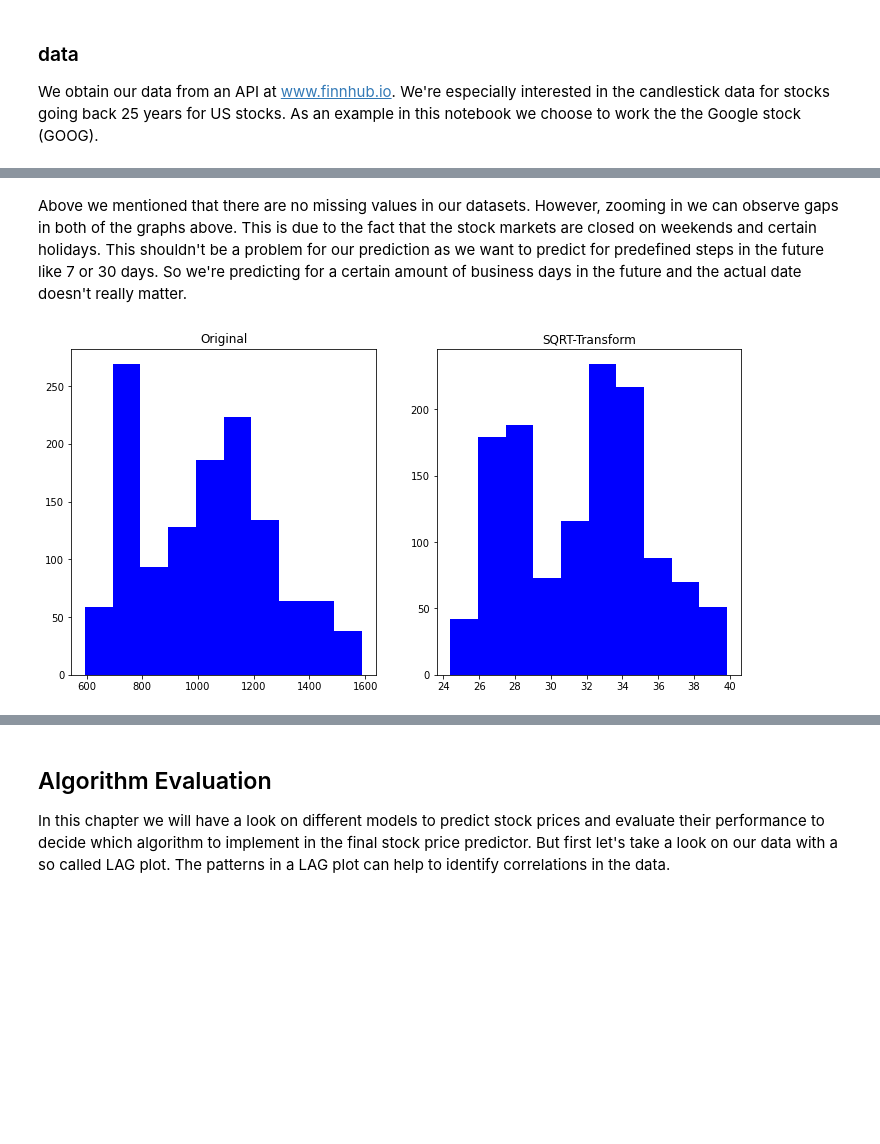
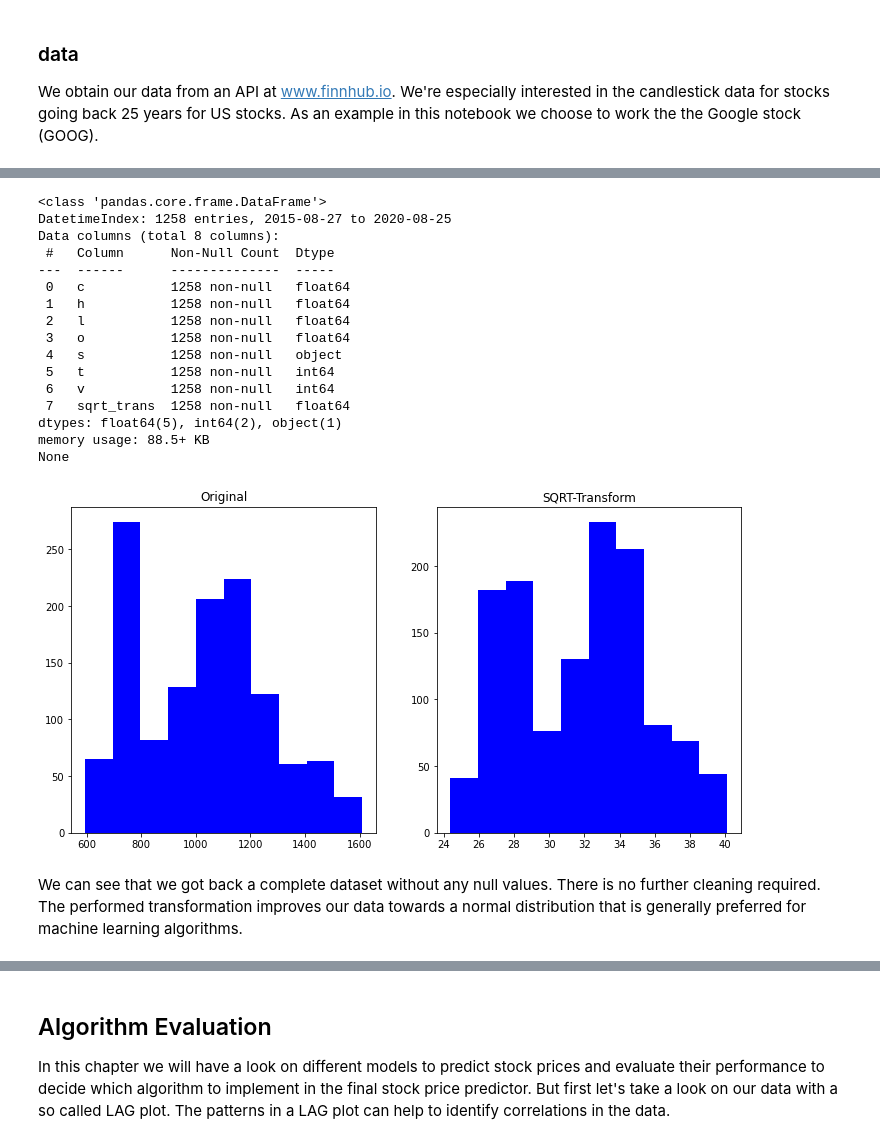
Before and after one commit to YvesDeutschmann/stock_forecast, a Jupyter notebook: SupportingAnalysis.ipynb, the cells around one changed output, grey strips where cells are left out. Cells and saved outputs as stored; diff of their text form; code cells hidden in the pictures; blank space fills up the shorter version.

Commit message:
feat: Added evaluation for other stock symbols

```diff
--- a/SupportingAnalysis.ipynb
+++ b/SupportingAnalysis.ipynb
@@ -47,9 +51,9 @@ We obtain our data from an API at www.finnhub.io. We're especially interested in
 # %%
-def convert_timestamp_to_unix(timestamp):
+def convert_to_unix(timestamp):
     """Converts a pandas timestamp to a unix integer."""
     return (timestamp - pd.Timestamp("1970-01-01")) // pd.Timedelta('1s')
 
-def convert_unix_to_timestamp(unix):
+def convert_to_timestamp(unix):
     """Converts a unix integer into a pandas datetime object."""
     return pd.to_datetime(unix, unit='s')
 # %%
@@ -152,5 +129,3 @@ plot_ohlc(symbols)
-# %% [markdown]
-Above we mentioned that there are no missing values in our datasets. However, zooming in we can observe gaps in both of the graphs above. This is due to the fact that the stock markets are closed on weekends and certain holidays. This shouldn't be a problem for our prediction as we want to predict for predefined steps in the future like 7 or 30 days. So we're predicting for a certain amount of business days in the future and the actual date doesn't really matter.
 # %%
 def transform_data(df, column):
     """
@@ -189,8 +164,3 @@ def split_data(timeseries, len_forecast=30):
     test_data = timeseries[-len_forecast:]
 
     return train_data, test_data
-# %%
-df = transform_data(df, 'adj_close')
-y_train, y_test = split_data(df.sqrt_trans)
-# %% [output]
-[figure, removed]
@@ -196,0 +189,22 @@ y_train, y_test = split_data(df.sqrt_trans)
+# %%
+y_train, y_test, df = prepare_data('GOOG')
+# %% [output]
+<class 'pandas.core.frame.DataFrame'>
+DatetimeIndex: 1258 entries, 2015-08-27 to 2020-08-25
+Data columns (total 8 columns):
+ #   Column      Non-Null Count  Dtype
+---  ------      --------------  -----
+ 0   c           1258 non-null   float64
+ 1   h           1258 non-null   float64
+ 2   l           1258 non-null   float64
+ 3   o           1258 non-null   float64
+ 4   s           1258 non-null   object
+ 5   t           1258 non-null   int64
+ 6   v           1258 non-null   int64
+ 7   sqrt_trans  1258 non-null   float64
+dtypes: float64(5), int64(2), object(1)
+memory usage: 88.5+ KB
+None
+[figure, added]
+# %% [markdown]
+We can see that we got back a complete dataset without any null values. There is no further cleaning required. The performed transformation improves our data towards a normal distribution that is generally preferred for machine learning algorithms.
```
Also changed, not shown: parts of 22 cells of this notebook.
